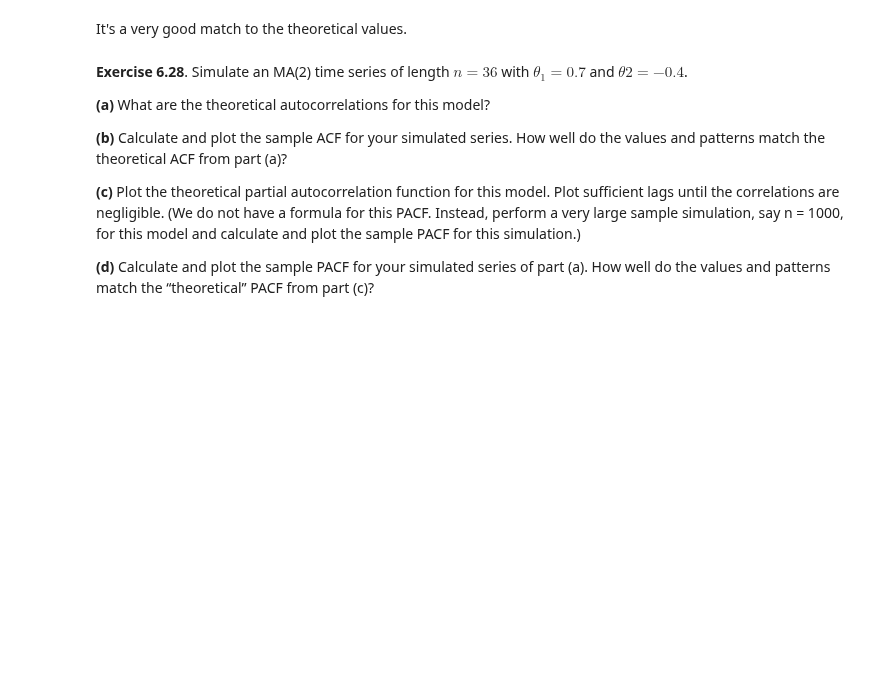
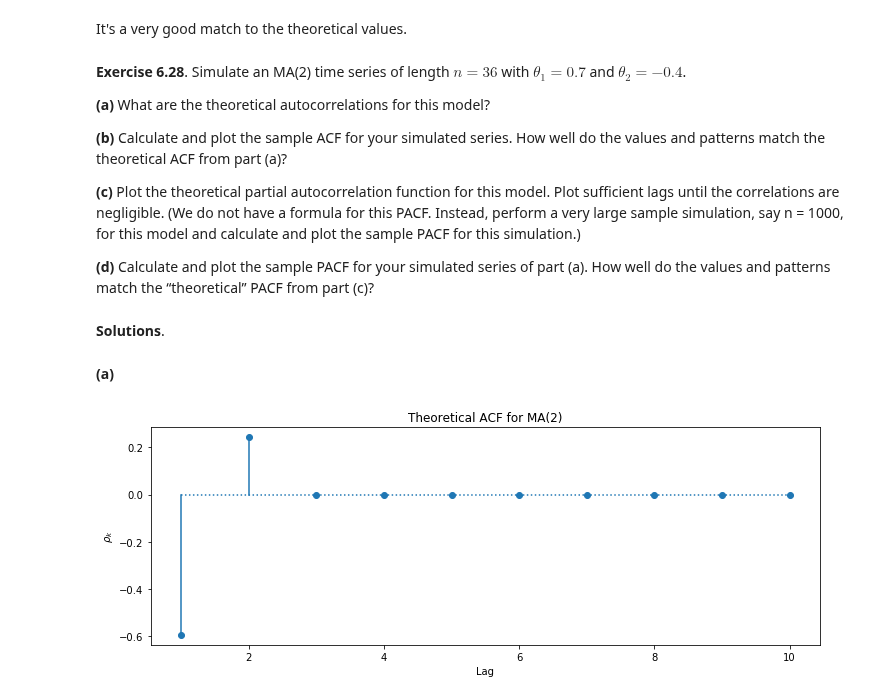
Before and after one commit to telmo-correa/time-series-analysis, a Jupyter notebook: Python/Chapter 06 (Ex 21 - 30) - Model Specification.ipynb, the cells around one changed output. Saved outputs shown, nothing was run; the diff lists cells and outputs as text; code cells hidden in the pictures; blank space fills up the shorter version.

Commit message:
Add exercise

```diff
--- a/Python/Chapter 06 (Ex 21 - 30) - Model Specification.ipynb
+++ b/Python/Chapter 06 (Ex 21 - 30) - Model Specification.ipynb
@@ -537,7 +537,7 @@ plot_acf_with_bounds(a, t - 2 * se, t + 2 * se, title='Sample PACF for AR(2)')
 # %% [markdown]
 It's a very good match to the theoretical values.
 # %% [markdown]
-**Exercise 6.28**. Simulate an MA(2) time series of length $n = 36$ with $\theta_1 = 0.7$ and $\theta2 = −0.4$.
+**Exercise 6.28**. Simulate an MA(2) time series of length $n = 36$ with $\theta_1 = 0.7$ and $\theta_2 = −0.4$.
 
 **(a)** What are the theoretical autocorrelations for this model?
 
@@ -547,3 +547,19 @@ It's a very good match to the theoretical values.
 this model and calculate and plot the sample PACF for this simulation.)
 
 **(d)** Calculate and plot the sample PACF for your simulated series of part (a). How well do the values and patterns match the “theoretical” PACF from part (c)?
+# %% [markdown]
+**Solutions**.
+# %%
+np.random.seed(0)
+
+n = 36
+ar0 = np.array([1])
+ma2 = np.array([1, -0.7, 0.4])
+Y = ArmaProcess(ar0, ma2).generate_sample(nsample=n)
+# %% [markdown]
+**(a)**
+# %%
+t = ArmaProcess(ma=ma2).acf(lags=11)[1:]
+plot_acf(t, title='Theoretical ACF for MA(2)')
+# %% [output]
+[figure, added]
```
Also changed, not shown: parts of 7 cells of this notebook, 1 other file.
